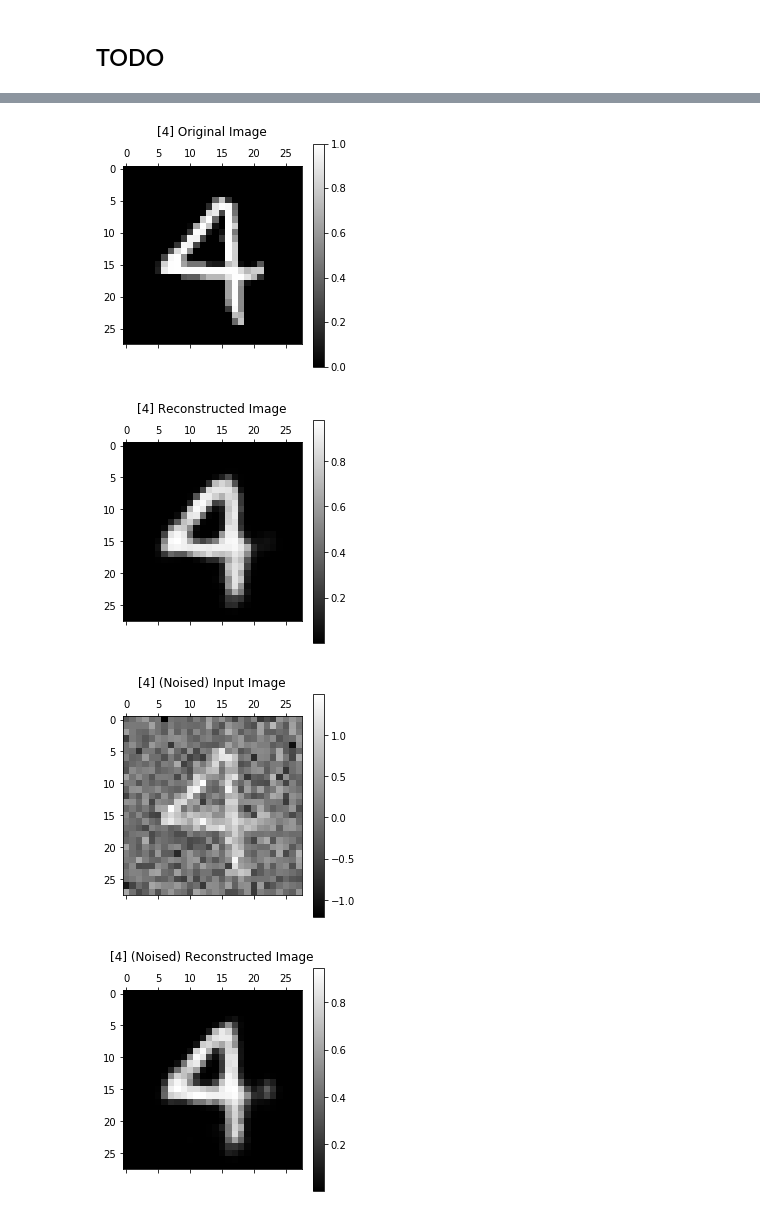
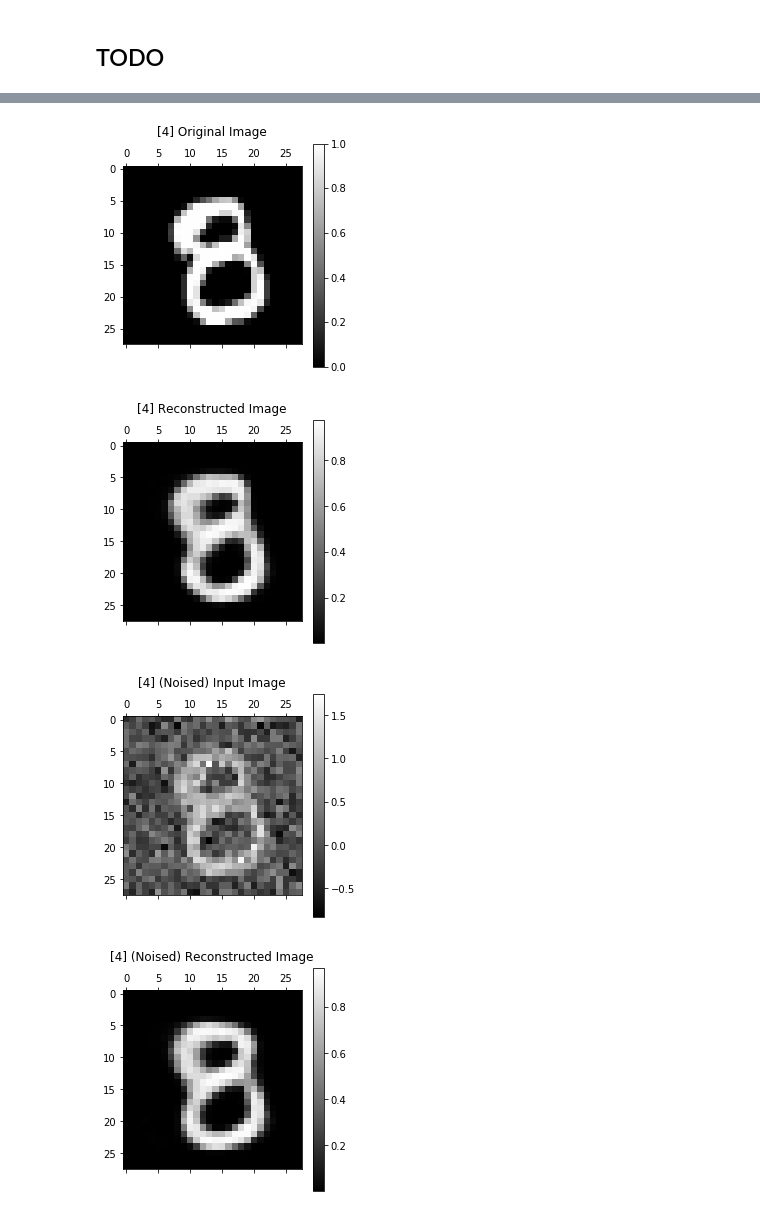
Before and after one commit to DSKSD/Pytorch_Fast_Campus_2018, a Jupyter notebook: week9/2_Denosing_AutoEncoder.ipynb, the cells around one changed output, grey strips where cells are left out. Cells and saved outputs as stored; diff of their text form; code cells hidden in the pictures.

```diff
--- a/week9/2_Denosing_AutoEncoder.ipynb
+++ b/week9/2_Denosing_AutoEncoder.ipynb
@@ -50,12 +50,23 @@ loss_function = nn.MSELoss()
 optimizer = optim.Adam(model.parameters(), lr=LR)
 # %% [markdown]
 ## TODO
+# %%
+for (inputs,_) in train_loader:
+    break
 # %%
 model.train()
 for epoch in range(EPOCH):
     for i, (inputs, _) in enumerate(train_loader):
         # TODO : 트레이닝 코드를 작성하시오
         # 인풋에 torch.randn을 통해 noise를 추가하고 이를 Reconstruction하도록 학습
+        inputs = Variable(inputs.view(inputs.size(0),-1)) # 100,1,28,28 => 100,784
+        noised = inputs + 0.3*Variable(torch.randn(inputs.size()))
+
+        model.zero_grad()
+        reconstruction = model(noised)
+        loss = loss_function(reconstruction, inputs)
+        loss.backward()
+        optimizer.step()
 
         if (i+1) % 100 == 0:
             print ('Epoch: [%d/%d], Step: [%d/%d], Loss: %.4f'
@@ -81,35 +92,35 @@ Epoch: [5/5], Step: [600/600], Loss: 0.0199
 # %%
 model.eval()
 index = random.choice(range(10000))
-test = test_dataset[index][0]
+test = train_dataset[index][0]
 
 plt.matshow(np.reshape(test.numpy(), (28, 28)), cmap=plt.get_cmap('gray'))
 plt.title("[" + str(epoch) + "] Original Image\n")
 plt.colorbar()
 plt.show()
 
 recon = model(Variable(test).view(-1,28*28))
 
 plt.matshow(np.reshape(recon.data.numpy(), (28, 28)), cmap=plt.get_cmap('gray'))
 plt.title("[" + str(epoch) + "] Reconstructed Image\n")
 plt.colorbar()
 plt.show()
 
 noised = Variable(test) + 0.3*Variable(torch.randn(test.size()))
 
 plt.matshow(np.reshape(noised.data.numpy(), (28, 28)), cmap=plt.get_cmap('gray'))
 plt.title("[" + str(epoch) + "] (Noised) Input Image\n")
 plt.colorbar()
 plt.show()
 
 noised_recon = model(noised.view(-1,28*28))
 
 plt.matshow(np.reshape(noised_recon.data.numpy(), (28, 28)), cmap=plt.get_cmap('gray'))
 plt.title("[" + str(epoch) + "] (Noised) Reconstructed Image\n")
 plt.colorbar()
 plt.show()
 # %% [output]
-[figure, old version]
+[figure, new version]
-[figure, old version]
+[figure, new version]
-[figure, old version]
+[figure, new version]
-[figure, old version]
+[figure, new version]
```
Also changed, not shown: parts of 1 cell of this notebook, 9 other files.
